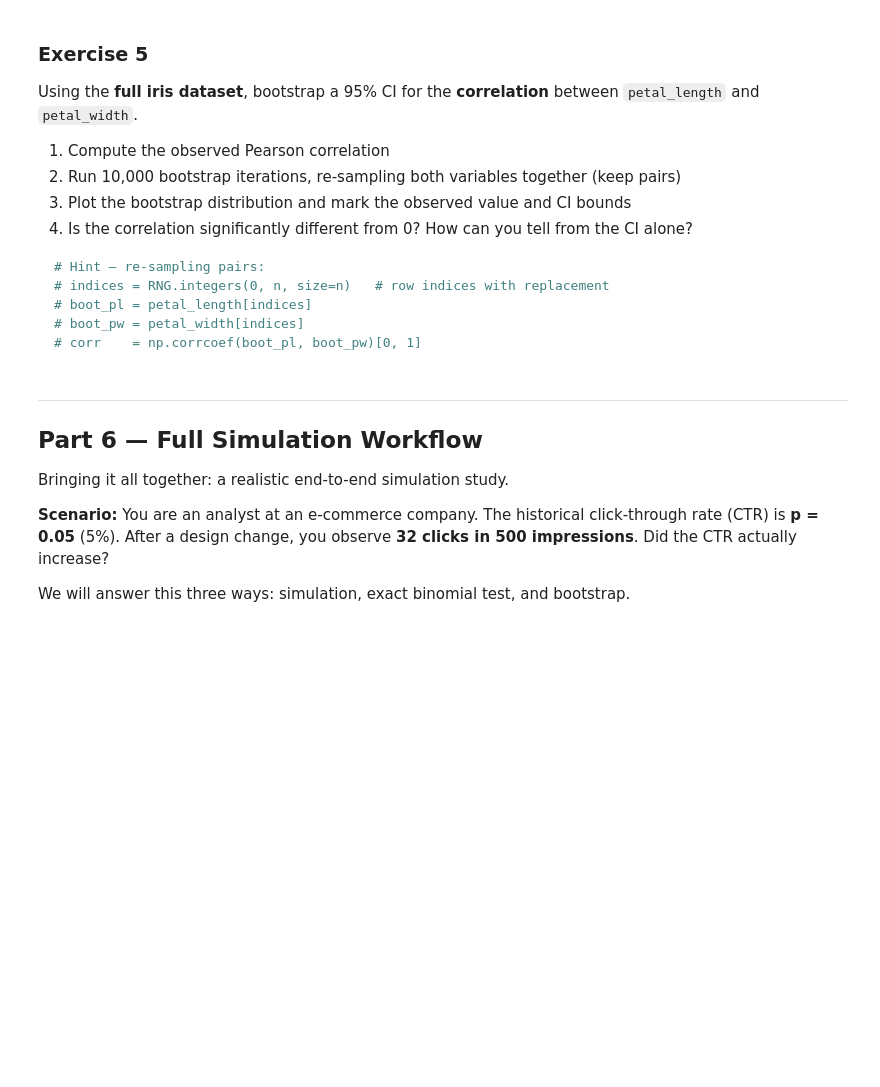
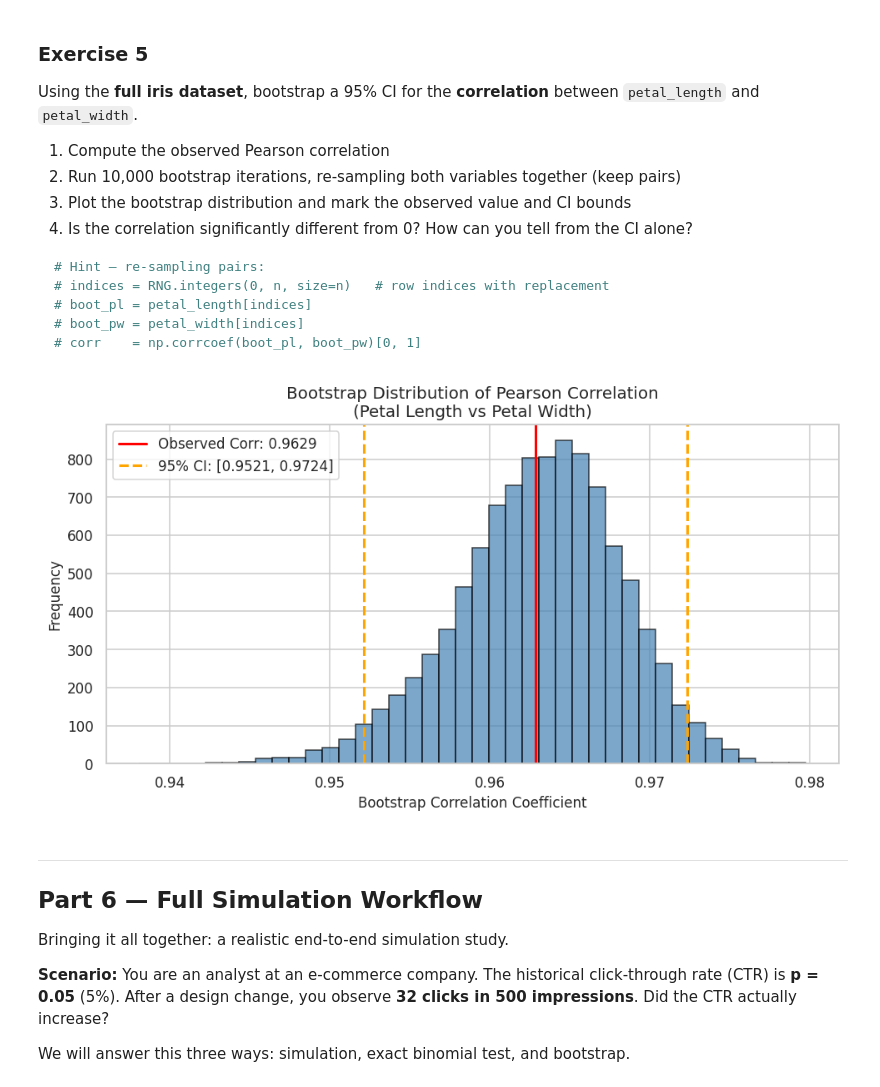
Before and after one commit to sahibshakhayev/IntroToDS, a Jupyter notebook: Solved/LB_3.ipynb, the cells around one changed output. Cells and saved outputs as stored; diff of their text form; code cells hidden in the pictures; blank space fills up the shorter version.

```diff
--- a/Solved/LB_3.ipynb
+++ b/Solved/LB_3.ipynb
@@ -844,3 +880,54 @@ Using the **full iris dataset**, bootstrap a 95% CI for the **correlation** betw
+# %%
+# Your answer here
+
+
+import numpy as np
+import matplotlib.pyplot as plt
+from sklearn.datasets import load_iris
+
+
+iris = load_iris()
+
+petal_length = iris.data[:, 2]
+petal_width = iris.data[:, 3]
+n = len(petal_length)
+
+
+obs_corr = np.corrcoef(petal_length, petal_width)[0, 1]
+
+
+RNG = np.random.default_rng(seed=42)
+n_iterations = 10000
+boot_corrs = np.empty(n_iterations)
+
+for i in range(n_iterations):
+
+    indices = RNG.integers(0, n, size=n)
+    boot_pl = petal_length[indices]
+    boot_pw = petal_width[indices]
+    boot_corrs[i] = np.corrcoef(boot_pl, boot_pw)[0, 1]
+
+
+ci_lower = np.percentile(boot_corrs, 2.5)
+ci_upper = np.percentile(boot_corrs, 97.5)
+
+
+fig, ax = plt.subplots(figsize=(9, 5))
+ax.hist(boot_corrs, bins=40, color='steelblue', alpha=0.7, edgecolor='black')
+
+
+ax.axvline(obs_corr, color='red', linestyle='-', linewidth=2, label=f'Observed Corr: {obs_corr:.4f}')
+ax.axvline(ci_lower, color='orange', linestyle='--', linewidth=2, label=f'95% CI: [{ci_lower:.4f}, {ci_upper:.4f}]')
+ax.axvline(ci_upper, color='orange', linestyle='--', linewidth=2)
+
+ax.set_title('Bootstrap Distribution of Pearson Correlation\n(Petal Length vs Petal Width)')
+ax.set_xlabel('Bootstrap Correlation Coefficient')
+ax.set_ylabel('Frequency')
+ax.legend()
+plt.tight_layout()
+plt.show()
+# %% [output]
+[figure, added]
 # %% [markdown]
 ---
 ## Part 6 — Full Simulation Workflow
```
Also changed, not shown: parts of 6 cells of this notebook.
